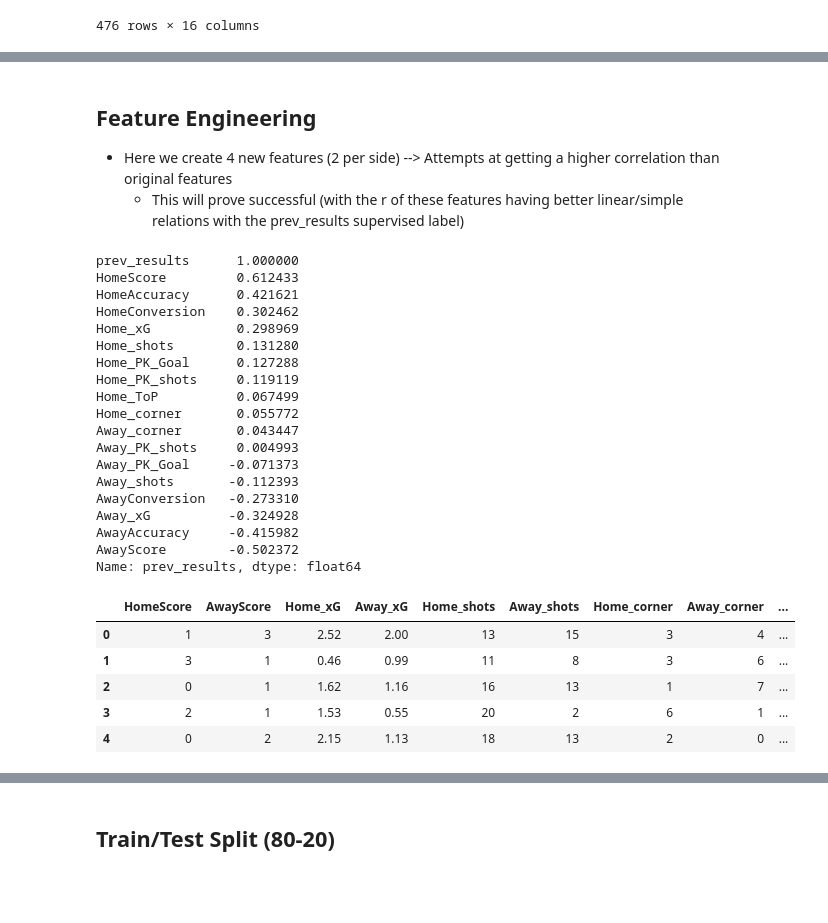
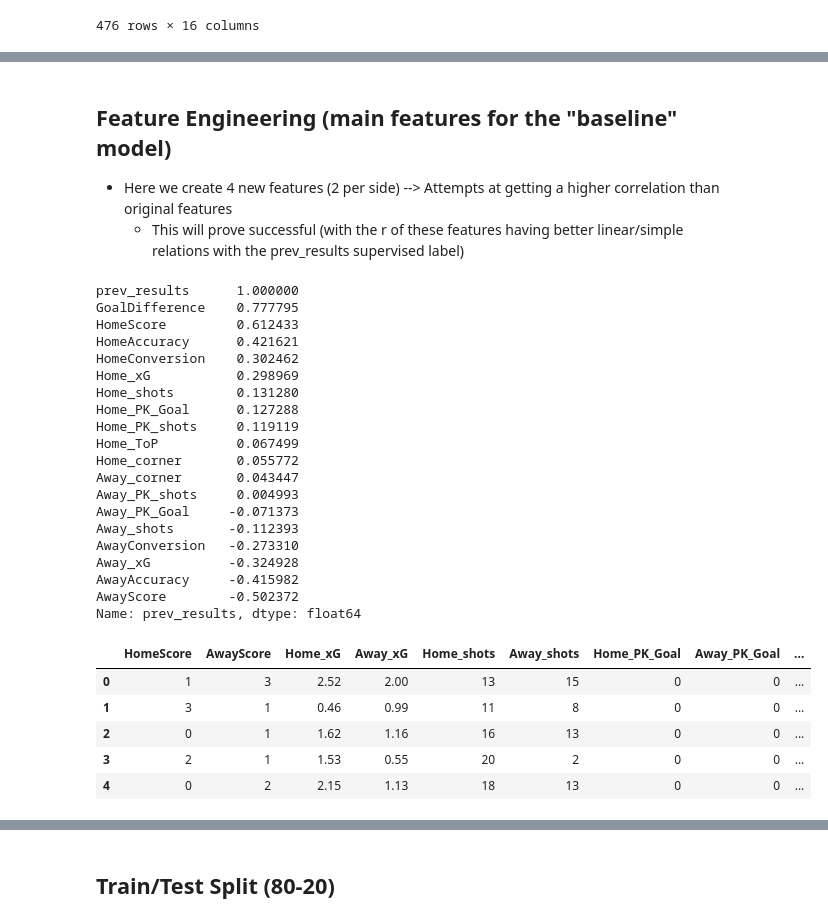
Before and after one commit to Aaryan-Patel2/SoccerPlayoffPredictions, a Jupyter notebook: main.ipynb, the cells around one changed output, grey strips where cells are left out. Cells and saved outputs as stored; diff of their text form; code cells hidden in the pictures; blank space fills up the shorter version.

```diff
--- a/main.ipynb
+++ b/main.ipynb
@@ -84,5 +89,6 @@ def plot(df, features):
         sns.scatterplot(data=df, x= i, y='prev_results')
         plt.show()
 # %%
-labels = df[['game_id', 'HomeTeam', 'AwayTeam']]
-df = df.drop(['game_id', 'HomeTeam', 'AwayTeam'], axis=1)
+OG_df = df.copy()
+training_features = df.drop(['game_id', 'HomeTeam', 'AwayTeam'], axis=1)
+labels = OG_df[['game_id', 'HomeTeam', 'AwayTeam']].copy()
@@ -105,4 +105,4 @@ plot(df, features)
 # %% [markdown]
-## Feature Engineering
+## Feature Engineering (main features for the "baseline" model)
 - Here we create 4 new features (2 per side) --> Attempts at getting a higher correlation than original features
     - This will prove successful (with the r of these features having better linear/simple relations with the prev_results supervised label)
@@ -114,10 +109,17 @@ df['AwayAccuracy'] = df['AwayScore'] / df['Away_shots']
+# %%
+training_features['HomeConversion'] = training_features['HomeScore'] / training_features['Home_xG']
+training_features['AwayConversion'] = training_features['AwayScore'] / training_features['Away_xG']
+training_features['HomeAccuracy'] = training_features['HomeScore'] / training_features['Home_shots']
+training_features['AwayAccuracy'] = training_features['AwayScore'] / training_features['Away_shots']
+training_features['GoalDifference'] = training_features['HomeScore'] - training_features['AwayScore']
 # %%
-correlation = df.corr()
+correlation = training_features.corr()
 corr = correlation['prev_results'].sort_values(ascending=False)
 
 corr
 # %% [output]
 prev_results      1.000000
+GoalDifference    0.777795
 HomeScore         0.612433
 HomeAccuracy      0.421621
 HomeConversion    0.302462
@@ -137,11 +139,11 @@ AwayAccuracy     -0.415982
 AwayScore        -0.502372
 Name: prev_results, dtype: float64
 # %%
-df.head()
+training_features.head()
 # %% [output]
-|  | HomeScore | AwayScore | Home_xG | Away_xG | Home_shots | Away_shots | Home_corner | Away_corner | ... |
-| 0 | 1 | 3 | 2.52 | 2.00 | 13 | 15 | 3 | 4 | ... |
-| 1 | 3 | 1 | 0.46 | 0.99 | 11 | 8 | 3 | 6 | ... |
-| 2 | 0 | 1 | 1.62 | 1.16 | 16 | 13 | 1 | 7 | ... |
-| 3 | 2 | 1 | 1.53 | 0.55 | 20 | 2 | 6 | 1 | ... |
-| 4 | 0 | 2 | 2.15 | 1.13 | 18 | 13 | 2 | 0 | ... |
+|  | HomeScore | AwayScore | Home_xG | Away_xG | Home_shots | Away_shots | Home_PK_Goal | Away_PK_Goal | ... |
+| 0 | 1 | 3 | 2.52 | 2.00 | 13 | 15 | 0 | 0 | ... |
+| 1 | 3 | 1 | 0.46 | 0.99 | 11 | 8 | 0 | 0 | ... |
+| 2 | 0 | 1 | 1.62 | 1.16 | 16 | 13 | 0 | 0 | ... |
+| 3 | 2 | 1 | 1.53 | 0.55 | 20 | 2 | 0 | 0 | ... |
+| 4 | 0 | 2 | 2.15 | 1.13 | 18 | 13 | 0 | 0 | ... |
```
Also changed, not shown: parts of 15 cells of this notebook, 1 other file.
